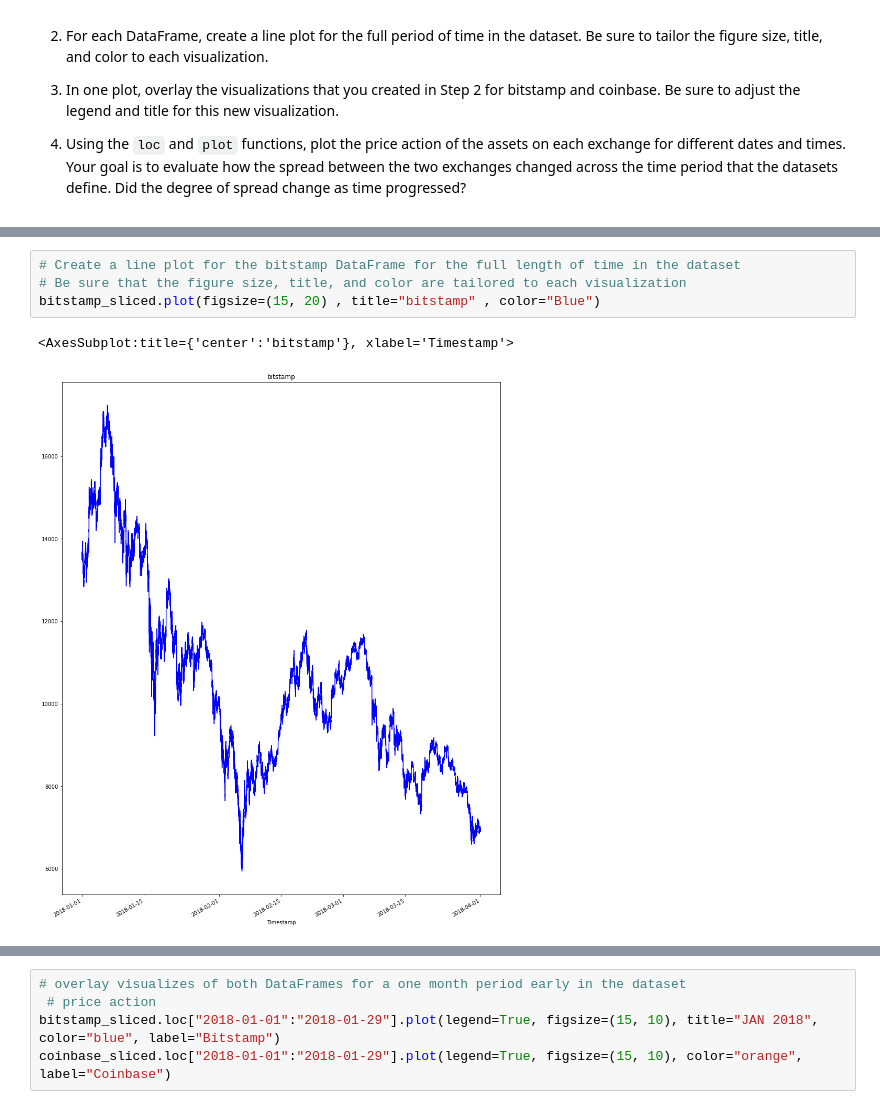
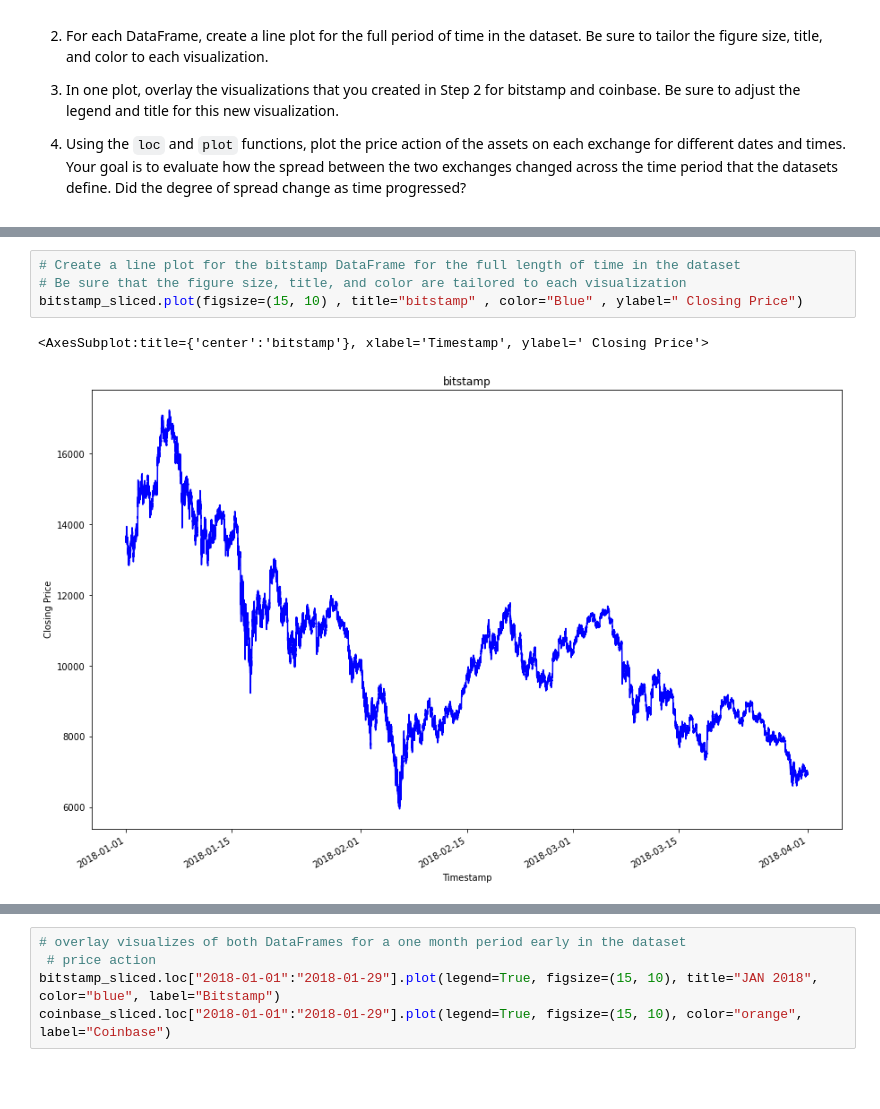
Before and after one commit to brprod8/Abitrage, a Jupyter notebook: abitrage/crypto_arbitrage.ipynb, the cells around one changed output, grey strips where cells are left out. Cells and saved outputs as stored; diff of their text form; blank space fills up the shorter version.

```diff
--- a/abitrage/crypto_arbitrage.ipynb
+++ b/abitrage/crypto_arbitrage.ipynb
@@ -209,10 +212,10 @@ Name: Close, dtype: float64
 # %%
 # Create a line plot for the bitstamp DataFrame for the full length of time in the dataset
 # Be sure that the figure size, title, and color are tailored to each visualization
-bitstamp_sliced.plot(figsize=(15, 20) , title="bitstamp" , color="Blue")
+bitstamp_sliced.plot(figsize=(15, 10) , title="bitstamp" , color="Blue" , ylabel=" Closing Price")
 # %% [output]
-<AxesSubplot:title={'center':'bitstamp'}, xlabel='Timestamp'>
+<AxesSubplot:title={'center':'bitstamp'}, xlabel='Timestamp', ylabel=' Closing Price'>
-[figure, old version]
+[figure, new version]
 # %%
 # Create a line plot for the coinbase DataFrame for the full length of time in the dataset
 # Be sure that the figure size, title, and color are tailored to each visualization
```
Also changed, not shown: parts of 31 cells of this notebook.
